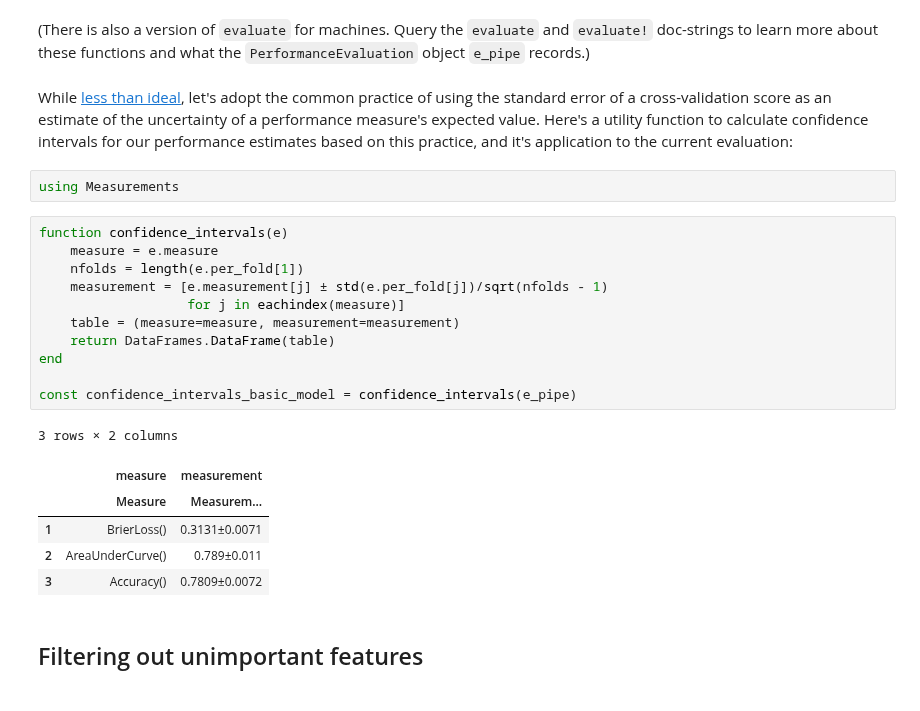
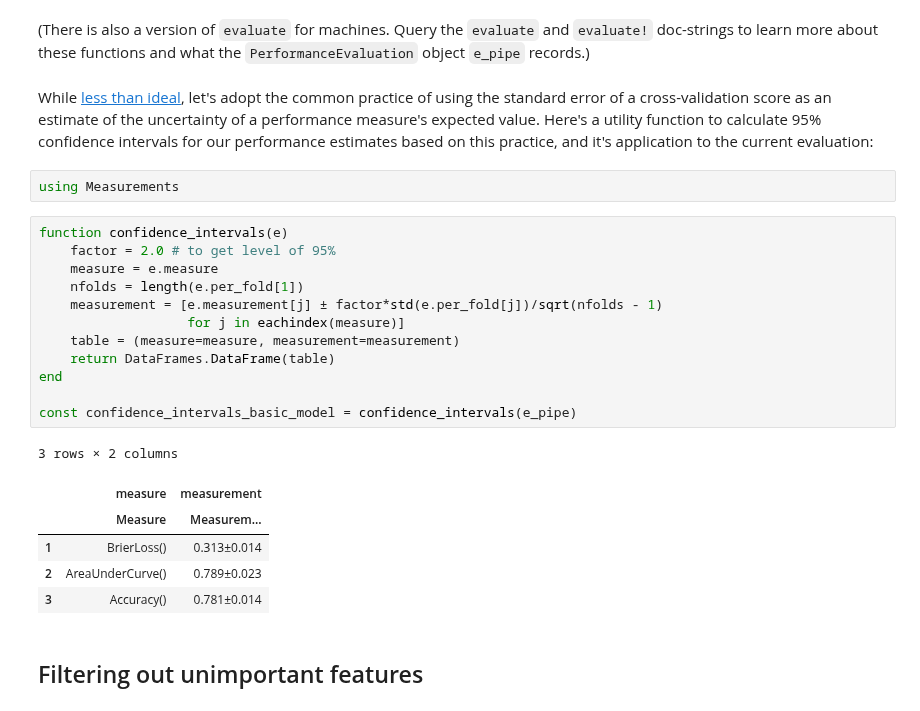
Before and after one commit to JuliaAI/MLJ.jl, a Jupyter notebook: examples/telco/notebook.ipynb, the cells around one changed output. Saved outputs shown, nothing was run; the diff lists cells and outputs as text.

Commit message:
fix level of confidence interval in telco example

```diff
--- a/examples/telco/notebook.ipynb
+++ b/examples/telco/notebook.ipynb
@@ -741,28 +741,29 @@ While [less than ideal](https://arxiv.org/abs/2104.00673), let's
 adopt the common practice of using the standard error of a
 cross-validation score as an estimate of the uncertainty of a
 performance measure's expected value. Here's a utility function to
-calculate confidence intervals for our performance estimates based
+calculate 95% confidence intervals for our performance estimates based
 on this practice, and it's application to the current evaluation:
 # %%
 using Measurements
 # %%
 function confidence_intervals(e)
+    factor = 2.0 # to get level of 95%
     measure = e.measure
     nfolds = length(e.per_fold[1])
-    measurement = [e.measurement[j] ± std(e.per_fold[j])/sqrt(nfolds - 1)
+    measurement = [e.measurement[j] ± factor*std(e.per_fold[j])/sqrt(nfolds - 1)
                    for j in eachindex(measure)]
     table = (measure=measure, measurement=measurement)
     return DataFrames.DataFrame(table)
 end
 
 const confidence_intervals_basic_model = confidence_intervals(e_pipe)
 # %% [output]
 3 rows × 2 columns
 |  | measure | measurement |
 |  | Measure | Measurem… |
-| 1 | BrierLoss() | 0.3131±0.0071 |
-| 2 | AreaUnderCurve() | 0.789±0.011 |
-| 3 | Accuracy() | 0.7809±0.0072 |
+| 1 | BrierLoss() | 0.313±0.014 |
+| 2 | AreaUnderCurve() | 0.789±0.023 |
+| 3 | Accuracy() | 0.781±0.014 |
 # %% [markdown]
 ## Filtering out unimportant features
 # %% [markdown]
```
Also changed, not shown: parts of 16 cells of this notebook, 4 other files.
